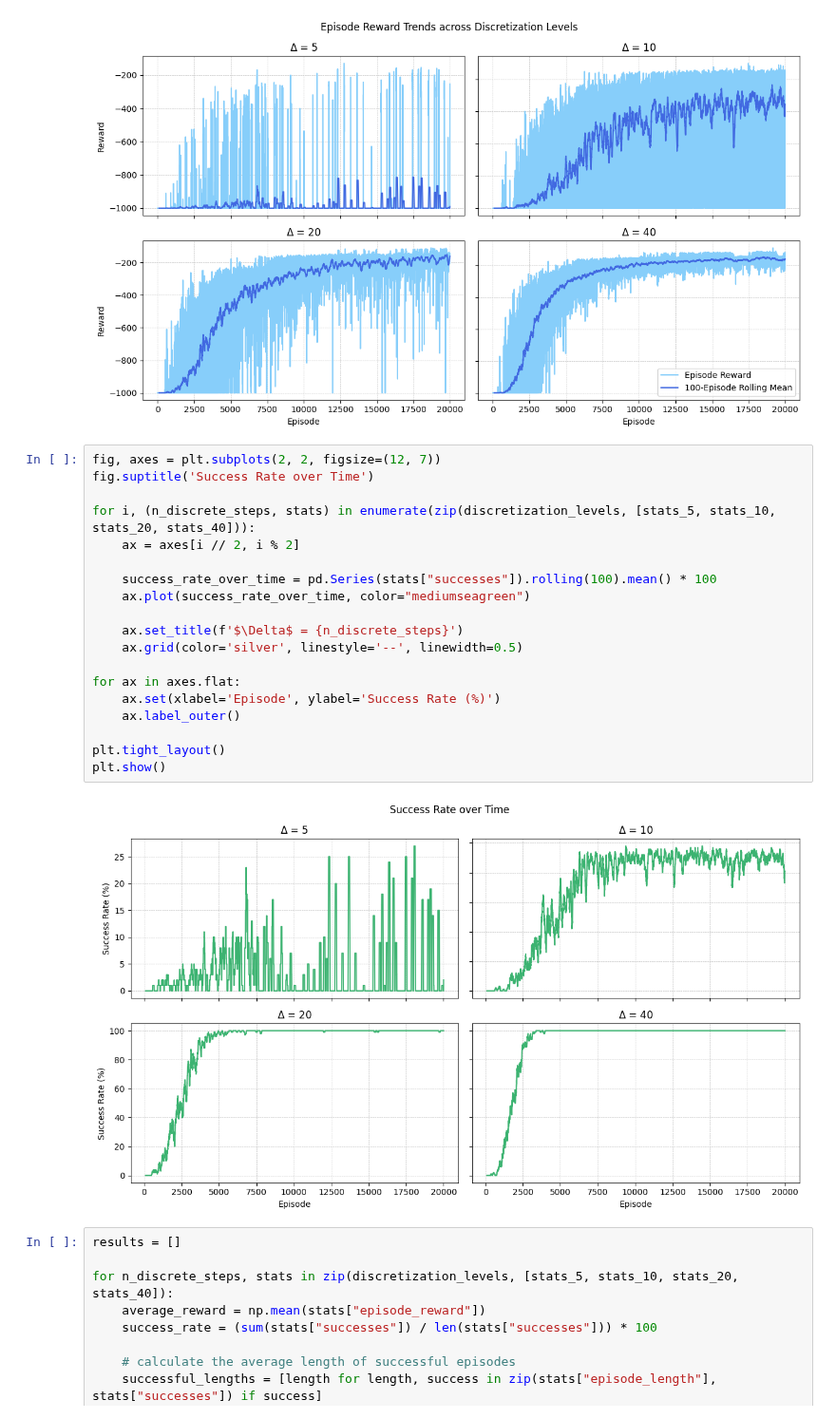
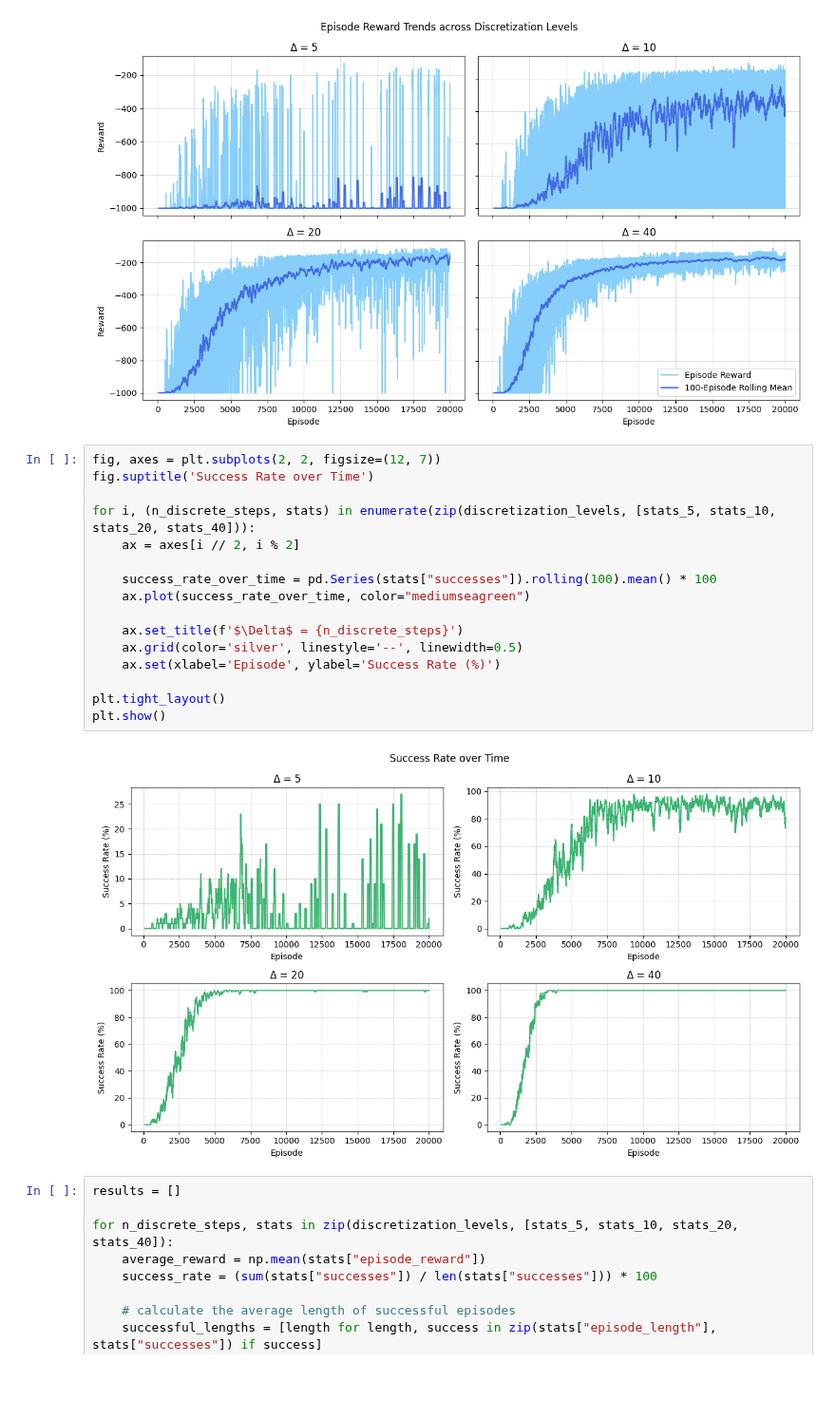
Before and after one commit to kuimetra/reinforcement_learning, a Jupyter notebook: problem_set4/ex4.ipynb, the cells around one changed output. Shown at 95% size. Drawn from its saved outputs; the diff is of its cells as text; blank space fills up the shorter version.

Commit message:
fix yticks for success rate plot

```diff
--- a/problem_set4/ex4.ipynb
+++ b/problem_set4/ex4.ipynb
@@ -149,24 +149,21 @@ plt.show()
 # %%
 fig, axes = plt.subplots(2, 2, figsize=(12, 7))
 fig.suptitle('Success Rate over Time')
 
 for i, (n_discrete_steps, stats) in enumerate(zip(discretization_levels, [stats_5, stats_10, stats_20, stats_40])):
     ax = axes[i // 2, i % 2]
 
     success_rate_over_time = pd.Series(stats["successes"]).rolling(100).mean() * 100
     ax.plot(success_rate_over_time, color="mediumseagreen")
 
     ax.set_title(f'$\Delta$ = {n_discrete_steps}')
     ax.grid(color='silver', linestyle='--', linewidth=0.5)
-
-for ax in axes.flat:
     ax.set(xlabel='Episode', ylabel='Success Rate (%)')
-    ax.label_outer()
 
 plt.tight_layout()
 plt.show()
 # %% [output]
-[figure, old version]
+[figure, new version]
 # %%
 results = []
 
```
